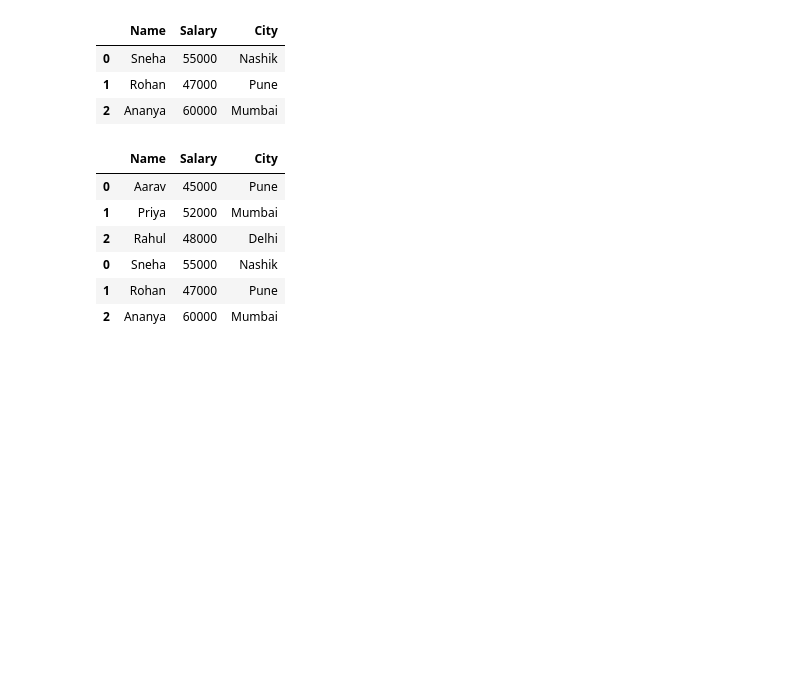
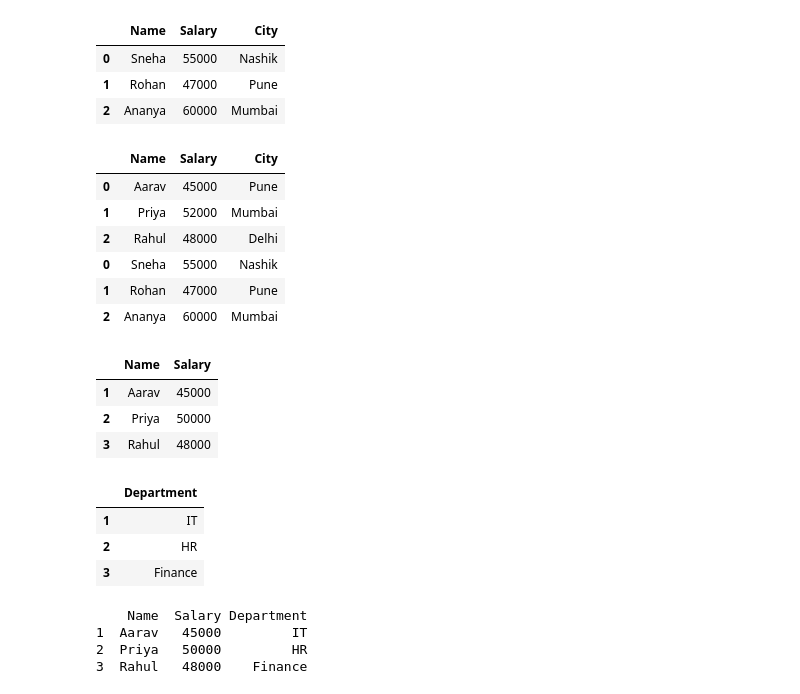
Before and after one commit to pamithkodekal/Python, a Jupyter notebook: pandasNotebook/Pandas.ipynb, the cells around one changed output. Cells and saved outputs as stored; diff of their text form; code cells hidden in the pictures; blank space fills up the shorter version.

```diff
--- a/pandasNotebook/Pandas.ipynb
+++ b/pandasNotebook/Pandas.ipynb
@@ -464,3 +464,35 @@ pd.concat([df3,df4])
 | 0 | Sneha | 55000 | Nashik |
 | 1 | Rohan | 47000 | Pune |
 | 2 | Ananya | 60000 | Mumbai |
+# %%
+df5 = pd.DataFrame({
+    "Name": ["Aarav", "Priya", "Rahul"],
+    "Salary": [45000, 50000, 48000]
+}, index=[1, 2, 3])
+
+df5
+# %% [output]
+|  | Name | Salary |
+| 1 | Aarav | 45000 |
+| 2 | Priya | 50000 |
+| 3 | Rahul | 48000 |
+# %%
+df6 = pd.DataFrame({
+    "Department": ["IT", "HR", "Finance"]
+}, index=[1, 2, 3])
+
+df6
+# %% [output]
+|  | Department |
+| 1 | IT |
+| 2 | HR |
+| 3 | Finance |
+# %%
+result = df5.join(df6)
+
+print(result)
+# %% [output]
+    Name  Salary Department
+1  Aarav   45000         IT
+2  Priya   50000         HR
+3  Rahul   48000    Finance
```
